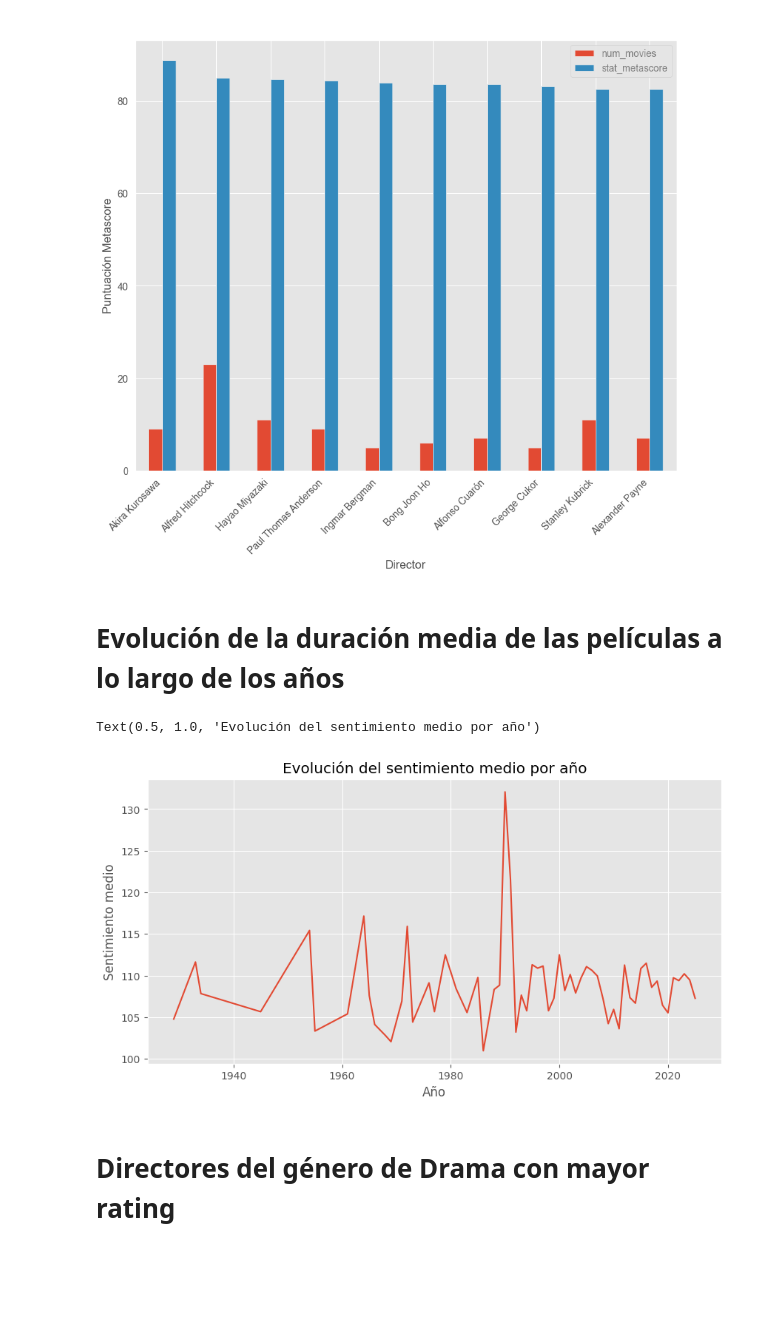
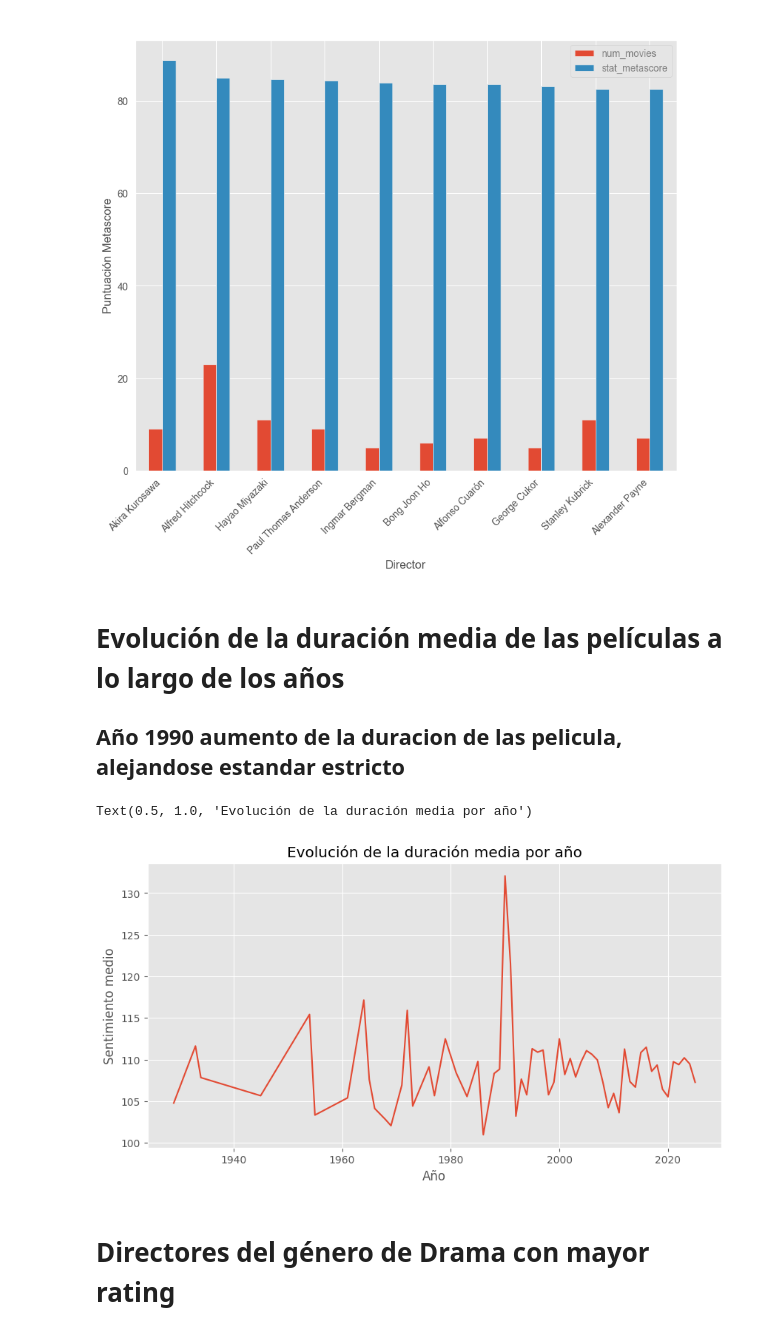
Before and after one commit to jfernandlg/TFG-analisis_dataset, a Jupyter notebook: notebooks/02_sentiment_analyzer.ipynb, the cells around one changed output. Cells and saved outputs as stored; diff of their text form; code cells hidden in the pictures; blank space fills up the shorter version.

```diff
--- a/notebooks/02_sentiment_analyzer.ipynb
+++ b/notebooks/02_sentiment_analyzer.ipynb
@@ -319,17 +329,19 @@ plt.show()
 [figure]
 # %% [markdown]
 # Evolución de la duración media de las películas a lo largo de los años
+
+## Año 1990 aumento de la duracion de las pelicula, alejandose estandar estricto
 # %%
 evolution_duration_by_year = df.groupby('Year')["Duration (min)"].mean()
 
 
 evolution_duration_by_year.plot(figsize=(10, 5))
 plt.xlabel("Año")
 plt.ylabel("Sentimiento medio")
-plt.title("Evolución del sentimiento medio por año")
+plt.title("Evolución de la duración media por año")
 # %% [output]
-Text(0.5, 1.0, 'Evolución del sentimiento medio por año')
+Text(0.5, 1.0, 'Evolución de la duración media por año')
-[figure, old version]
+[figure, new version]
 # %% [markdown]
 # Directores del género de Drama con mayor rating
 # %%
```
Also changed, not shown: parts of 1 cell of this notebook, 3 other files.
